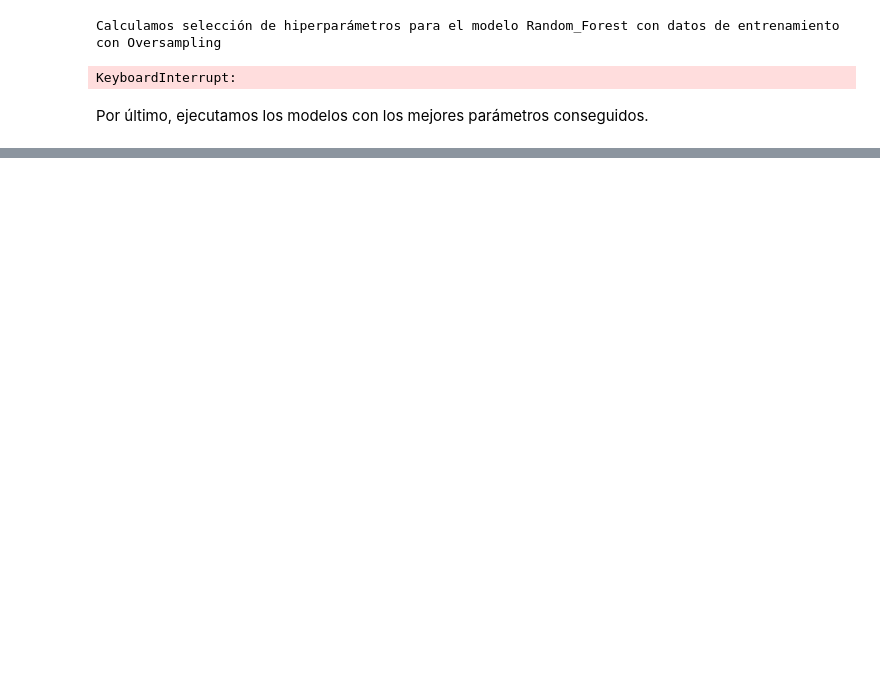
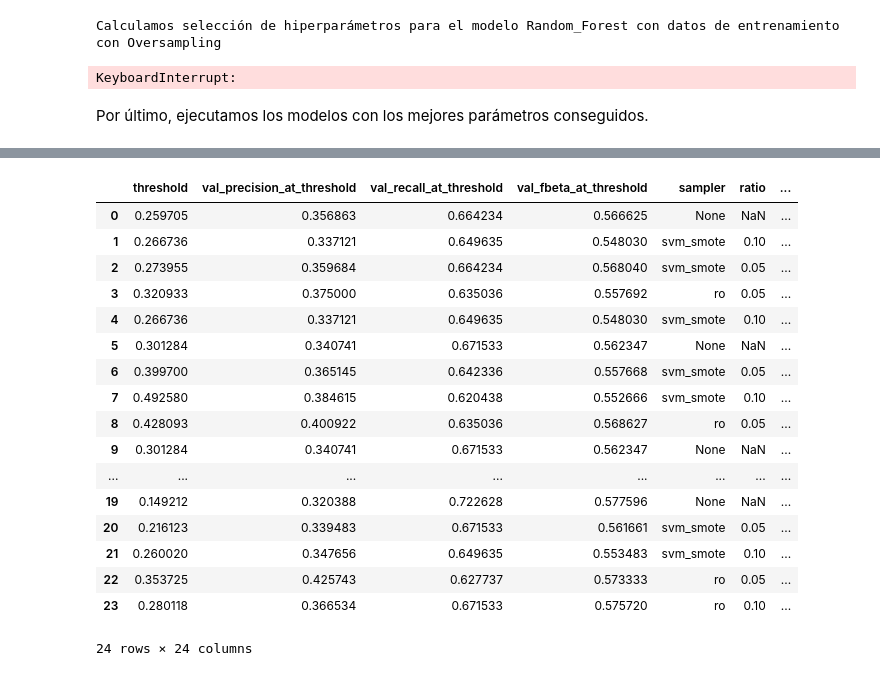
Before and after one commit to jenrari/lapse_prediction_models, a Jupyter notebook: notebooks/Model_analisys_ensemble.ipynb, the cells around one changed output, grey strips where cells are left out. Cells and saved outputs as stored; diff of their text form; code cells hidden in the pictures; blank space fills up the shorter version.

```diff
--- a/notebooks/Model_analisys_ensemble.ipynb
+++ b/notebooks/Model_analisys_ensemble.ipynb
@@ -527,0 +1100,27 @@ PR-AUC  (test) : 0.5092
+# %%
+import pandas as pd
+
+results
+
+df_res = pd.DataFrame(results)
+
+df_res
+# %% [output]
+|  | threshold | val_precision_at_threshold | val_recall_at_threshold | val_fbeta_at_threshold | sampler | ratio | ... |
+| 0 | 0.259705 | 0.356863 | 0.664234 | 0.566625 | None | NaN | ... |
+| 1 | 0.266736 | 0.337121 | 0.649635 | 0.548030 | svm_smote | 0.10 | ... |
+| 2 | 0.273955 | 0.359684 | 0.664234 | 0.568040 | svm_smote | 0.05 | ... |
+| 3 | 0.320933 | 0.375000 | 0.635036 | 0.557692 | ro | 0.05 | ... |
+| 4 | 0.266736 | 0.337121 | 0.649635 | 0.548030 | svm_smote | 0.10 | ... |
+| 5 | 0.301284 | 0.340741 | 0.671533 | 0.562347 | None | NaN | ... |
+| 6 | 0.399700 | 0.365145 | 0.642336 | 0.557668 | svm_smote | 0.05 | ... |
+| 7 | 0.492580 | 0.384615 | 0.620438 | 0.552666 | svm_smote | 0.10 | ... |
+| 8 | 0.428093 | 0.400922 | 0.635036 | 0.568627 | ro | 0.05 | ... |
+| 9 | 0.301284 | 0.340741 | 0.671533 | 0.562347 | None | NaN | ... |
+| ... | ... | ... | ... | ... | ... | ... | ... |
+| 19 | 0.149212 | 0.320388 | 0.722628 | 0.577596 | None | NaN | ... |
+| 20 | 0.216123 | 0.339483 | 0.671533 | 0.561661 | svm_smote | 0.05 | ... |
+| 21 | 0.260020 | 0.347656 | 0.649635 | 0.553483 | svm_smote | 0.10 | ... |
+| 22 | 0.353725 | 0.425743 | 0.627737 | 0.573333 | ro | 0.05 | ... |
+| 23 | 0.280118 | 0.366534 | 0.671533 | 0.575720 | ro | 0.10 | ... |
+24 rows × 24 columns
```
Also changed, not shown: parts of 13 cells of this notebook, 1 other file.
